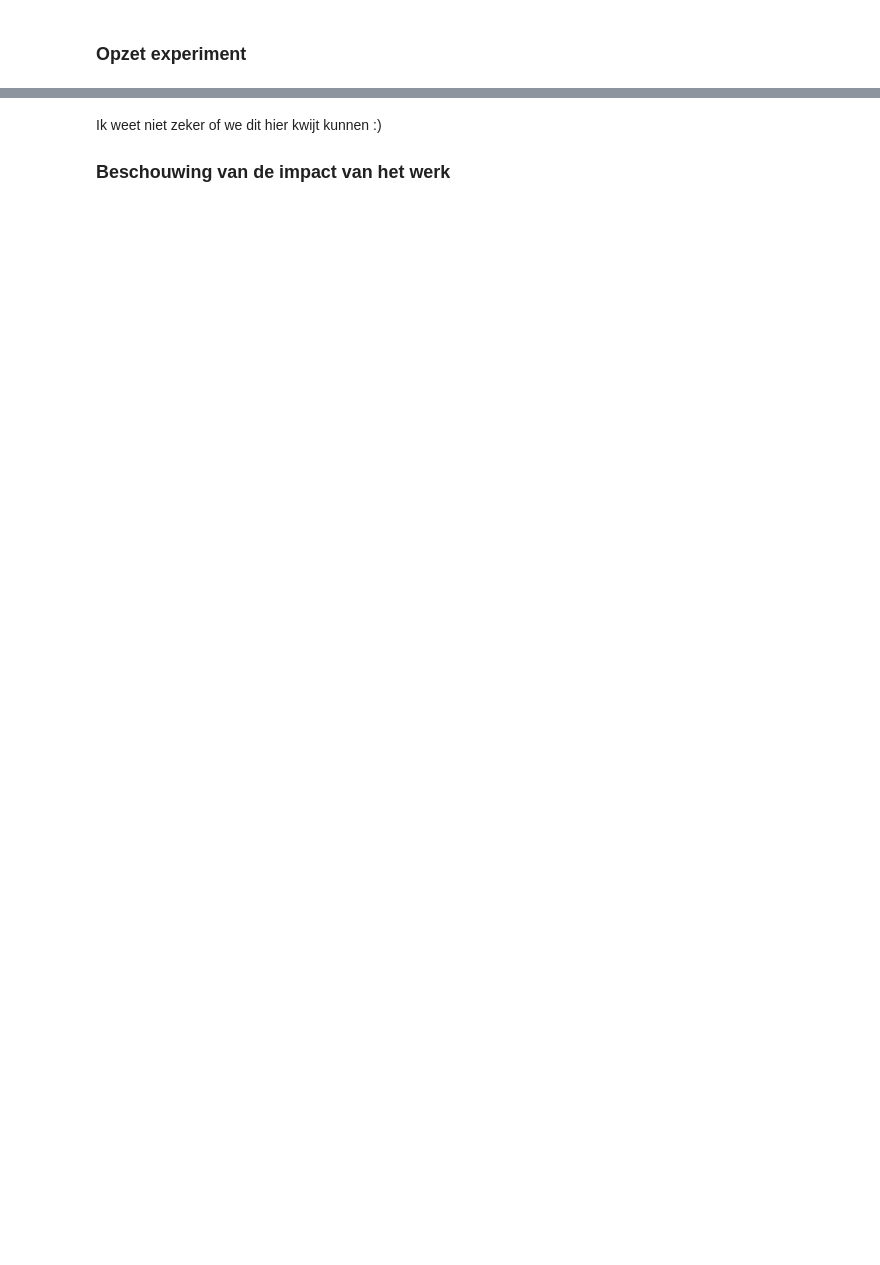
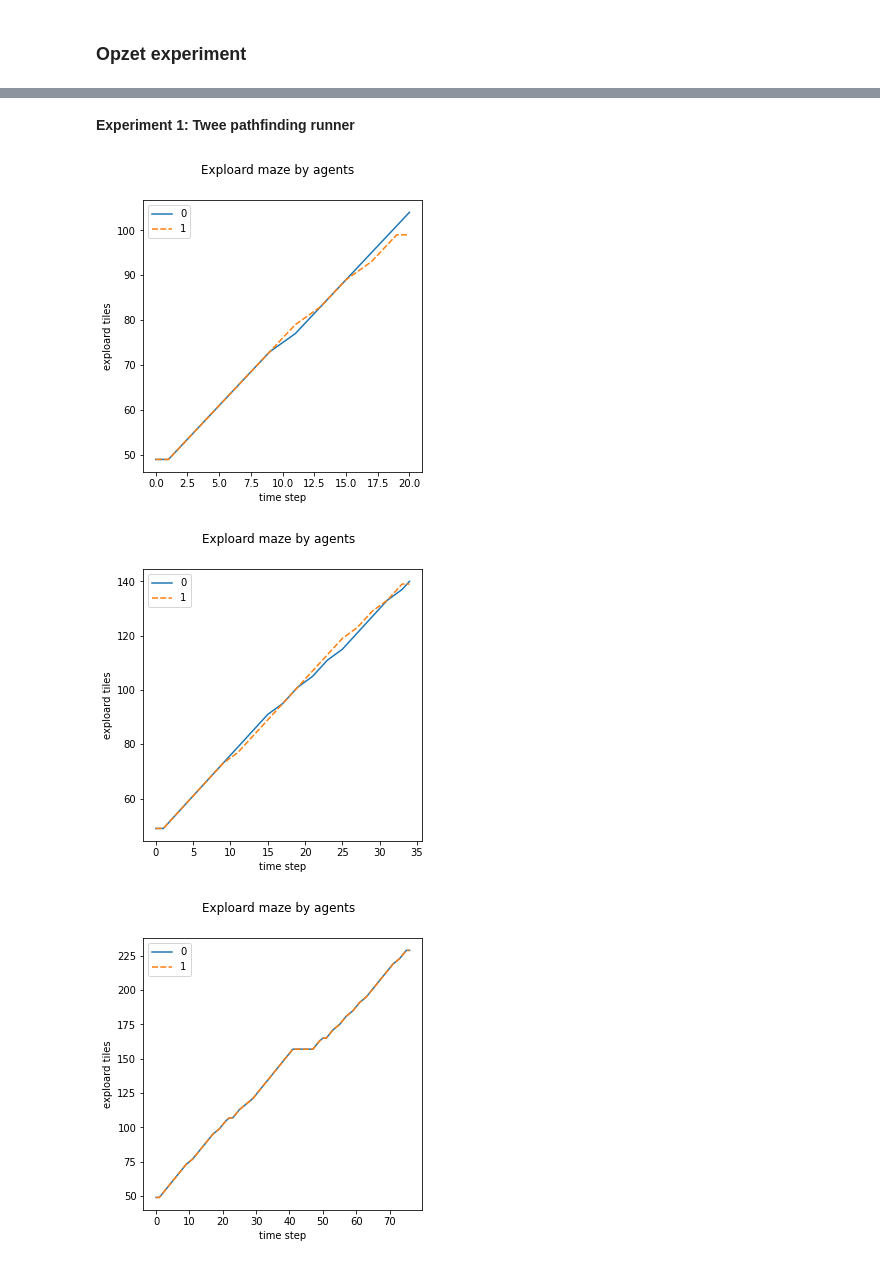
Before and after one commit to MariaDukmak/MazeRunner, a Jupyter notebook: notebook/analyse_biologische_inspiratie.ipynb, the cells around one changed output, grey strips where cells are left out. Drawn from its saved outputs; the diff is of its cells as text; code cells hidden in the pictures; blank space fills up the shorter version.

```diff
--- a/notebook/analyse_biologische_inspiratie.ipynb
+++ b/notebook/analyse_biologische_inspiratie.ipynb
@@ -32,3 +82,33 @@ import seaborn as sns
-# %% [markdown]
-Ik weet niet zeker of we dit hier kwijt kunnen :)
-### Beschouwing van de impact van het werk
+# %%
+def read_data(experiment_name: str)-> pd.DataFrame:
+    """Reads the batch data from a pickle."""
+    return pd.read_pickle(f'../experiments/{experiment_name}/batch_data.p')
+# %%
+def count_explored_tiles_agents(env_df: pd.DataFrame)-> dict:
+    """Counts how many tiles a agent has explored per tik."""
+    dict_agent_info = dict()
+    for agent in range(env_df['agents_n'].max()):
+        list_agent_info = []
+        for i in range(len(env_df)):
+             list_agent_info.append(env_df.iloc[i]['explored'][agent].sum())
+        dict_agent_info[agent] = list_agent_info
+    return dict_agent_info
+# %%
+def plot_batch(env_df: pd.DataFrame)-> None:
+    """Plots result per batch."""
+    for batch in range(len(env_df)):
+        sub_df = pd.DataFrame.from_dict(env_df[batch]).set_index('time')
+        fig, axes = plt.subplots(1,1, figsize=(5, 5))
+        fig.suptitle('Exploard maze by agents')
+        plt.xlabel("time step")
+        plt.ylabel("exploard tiles")
+        sns.lineplot(axes= axes, data=count_explored_tiles_agents(sub_df))
+        plt.show()
+# %% [markdown]
+__Experiment 1: Twee pathfinding runner__
+# %%
+plot_batch(read_data('2_pathfinding_agents'))
+# %% [output]
+[figure, added]
+[figure, added]
+[figure, added]
```
Also changed, not shown: parts of 17 cells of this notebook, 5 other files.
